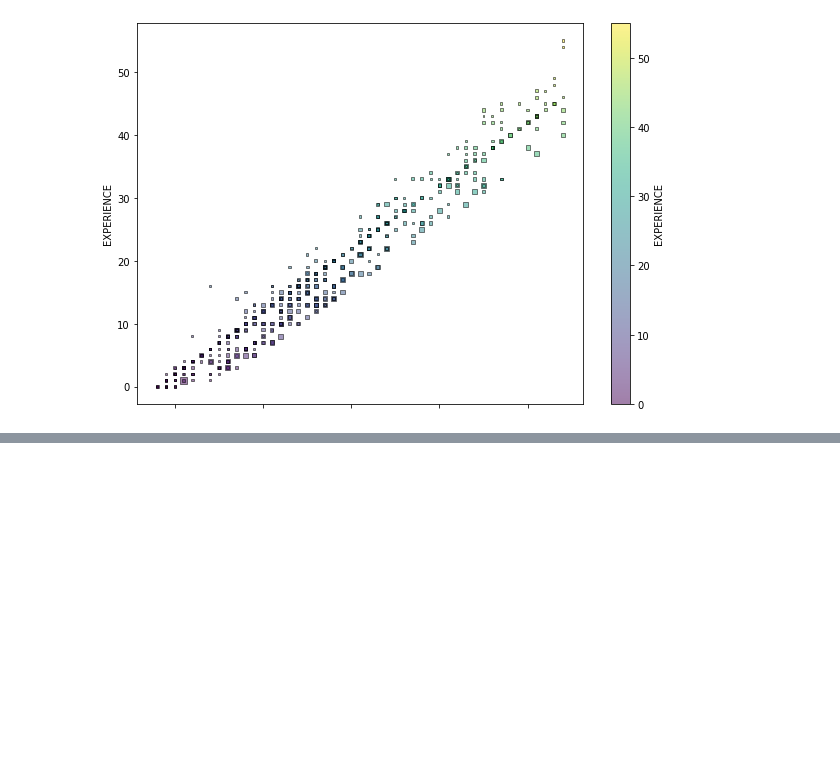
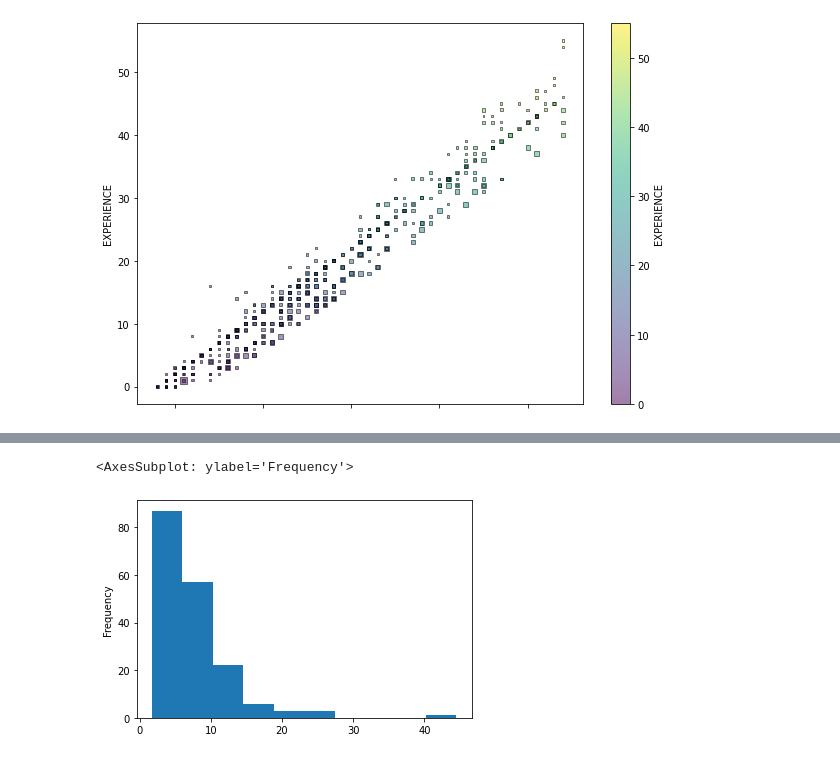
Before and after one commit to Shalini-118/python-digipodium, a Jupyter notebook: data science/data_analysis3.ipynb, the cells around one changed output, grey strips where cells are left out. Drawn from its saved outputs; the diff is of its cells as text; code cells hidden in the pictures; blank space fills up the shorter version.

```diff
--- a/data science/data_analysis3.ipynb
+++ b/data science/data_analysis3.ipynb
@@ -73,0 +141,3 @@ df.plot(kind='scatter',x='AGE',y='EXPERIENCE',alpha=0.5,c='EXPERIENCE',cmap='vir
+# %%
+explt10=df['EXPERIENCE']<=10
+df[explt10]
@@ -73,0 +159,5 @@ df.plot(kind='scatter',x='AGE',y='EXPERIENCE',alpha=0.5,c='EXPERIENCE',cmap='vir
+# %%
+df[explt10].WAGE.plot(kind='hist')
+# %% [output]
+<AxesSubplot: ylabel='Frequency'>
+[figure, added]
```
Also changed, not shown: parts of 19 cells of this notebook, 5 other files.
